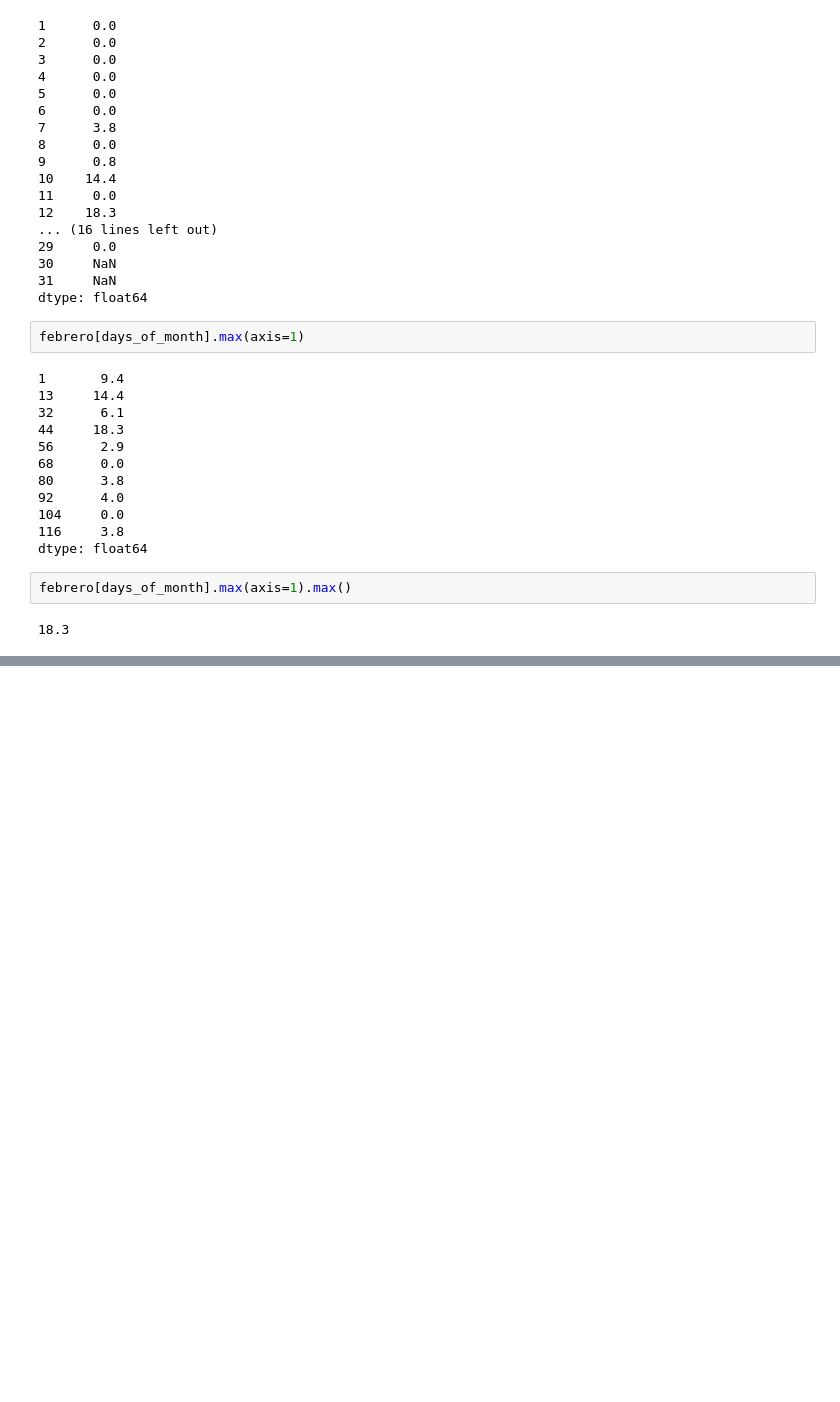
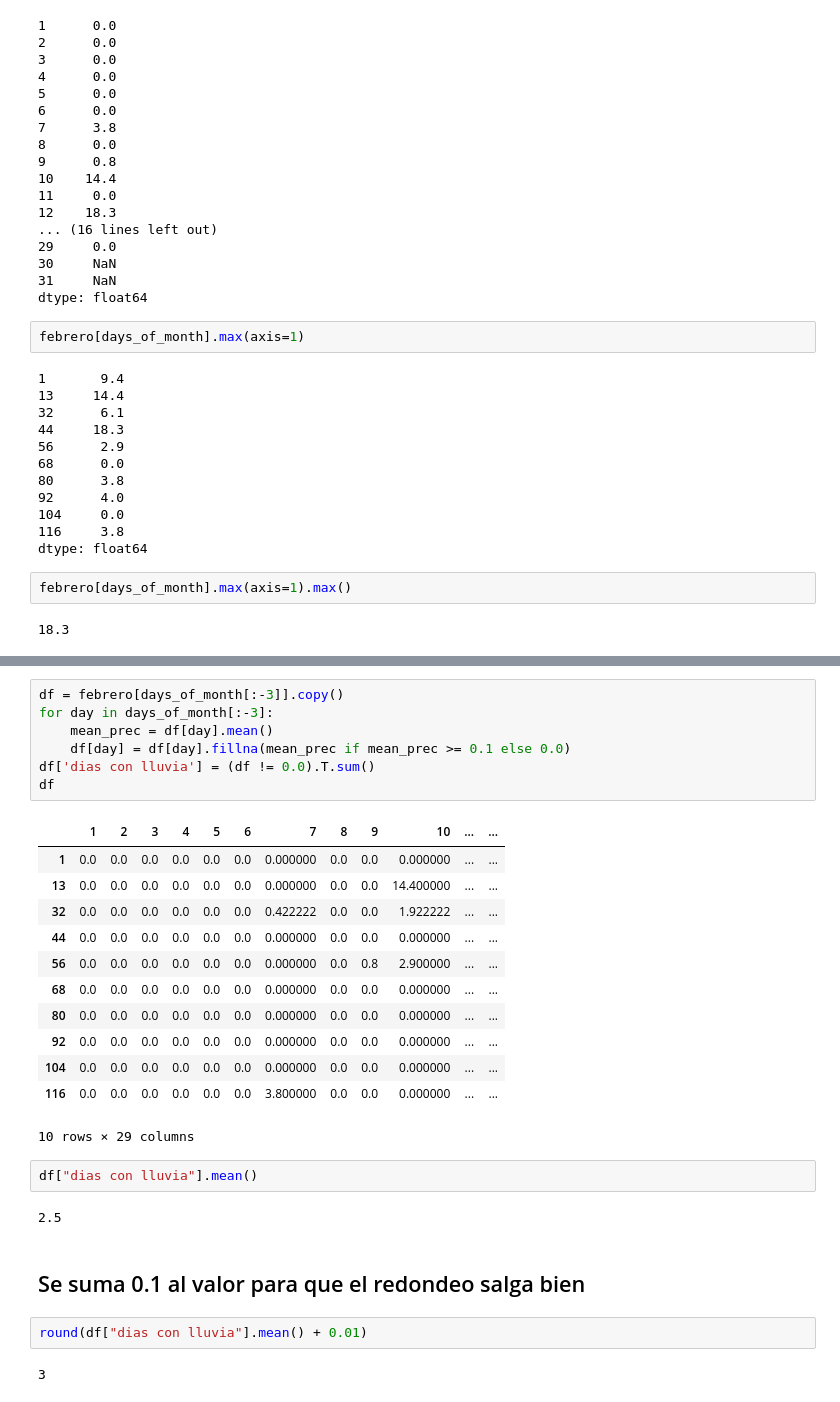
Before and after one commit to imn-climatologias-aeropuertos/climatologias-aeropuertos, a Jupyter notebook: clima.ipynb, the cells around one changed output, grey strips where cells are left out. Drawn from its saved outputs; the diff is of its cells as text; blank space fills up the shorter version.

```diff
--- a/clima.ipynb
+++ b/clima.ipynb
@@ -157,0 +173,30 @@ febrero[days_of_month].max(axis=1).max()
+# %%
+df = febrero[days_of_month[:-3]].copy()
+for day in days_of_month[:-3]:
+    mean_prec = df[day].mean()
+    df[day] = df[day].fillna(mean_prec if mean_prec >= 0.1 else 0.0)
+df['dias con lluvia'] = (df != 0.0).T.sum()
+df
+# %% [output]
+|  | 1 | 2 | 3 | 4 | 5 | 6 | 7 | 8 | 9 | 10 | ... | ... |
+| 1 | 0.0 | 0.0 | 0.0 | 0.0 | 0.0 | 0.0 | 0.000000 | 0.0 | 0.0 | 0.000000 | ... | ... |
+| 13 | 0.0 | 0.0 | 0.0 | 0.0 | 0.0 | 0.0 | 0.000000 | 0.0 | 0.0 | 14.400000 | ... | ... |
+| 32 | 0.0 | 0.0 | 0.0 | 0.0 | 0.0 | 0.0 | 0.422222 | 0.0 | 0.0 | 1.922222 | ... | ... |
+| 44 | 0.0 | 0.0 | 0.0 | 0.0 | 0.0 | 0.0 | 0.000000 | 0.0 | 0.0 | 0.000000 | ... | ... |
+| 56 | 0.0 | 0.0 | 0.0 | 0.0 | 0.0 | 0.0 | 0.000000 | 0.0 | 0.8 | 2.900000 | ... | ... |
+| 68 | 0.0 | 0.0 | 0.0 | 0.0 | 0.0 | 0.0 | 0.000000 | 0.0 | 0.0 | 0.000000 | ... | ... |
+| 80 | 0.0 | 0.0 | 0.0 | 0.0 | 0.0 | 0.0 | 0.000000 | 0.0 | 0.0 | 0.000000 | ... | ... |
+| 92 | 0.0 | 0.0 | 0.0 | 0.0 | 0.0 | 0.0 | 0.000000 | 0.0 | 0.0 | 0.000000 | ... | ... |
+| 104 | 0.0 | 0.0 | 0.0 | 0.0 | 0.0 | 0.0 | 0.000000 | 0.0 | 0.0 | 0.000000 | ... | ... |
+| 116 | 0.0 | 0.0 | 0.0 | 0.0 | 0.0 | 0.0 | 3.800000 | 0.0 | 0.0 | 0.000000 | ... | ... |
+10 rows × 29 columns
+# %%
+df["dias con lluvia"].mean()
+# %% [output]
+2.5
+# %% [markdown]
+## Se suma 0.1 al valor para que el redondeo salga bien
+# %%
+round(df["dias con lluvia"].mean() + 0.01)
+# %% [output]
+3
```
Also changed, not shown: parts of 1 cell of this notebook, 5 other files.
